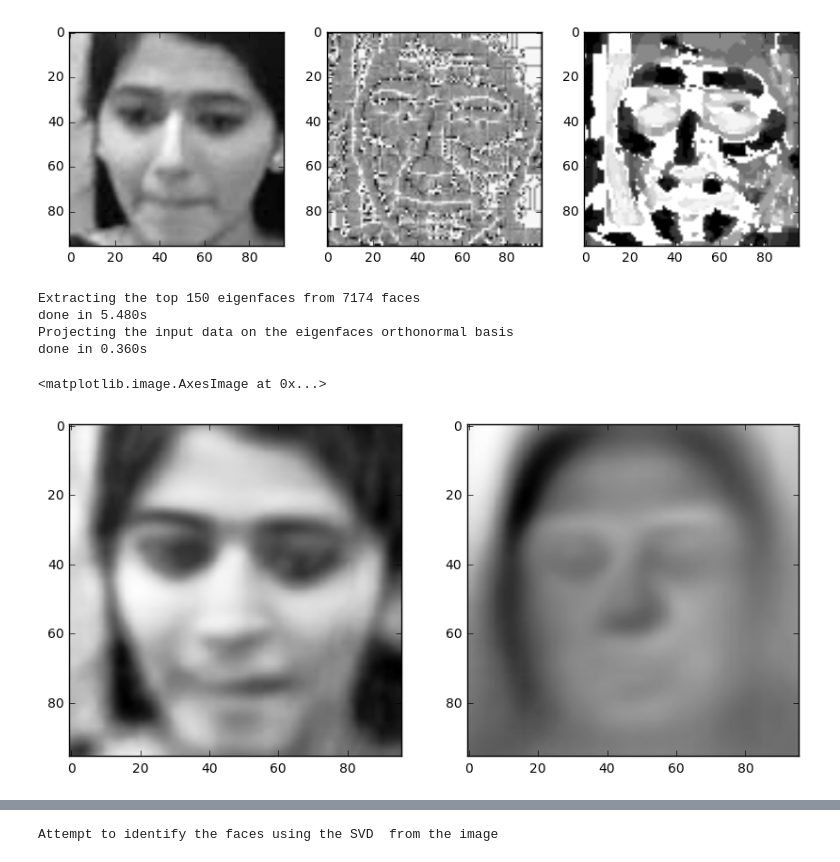
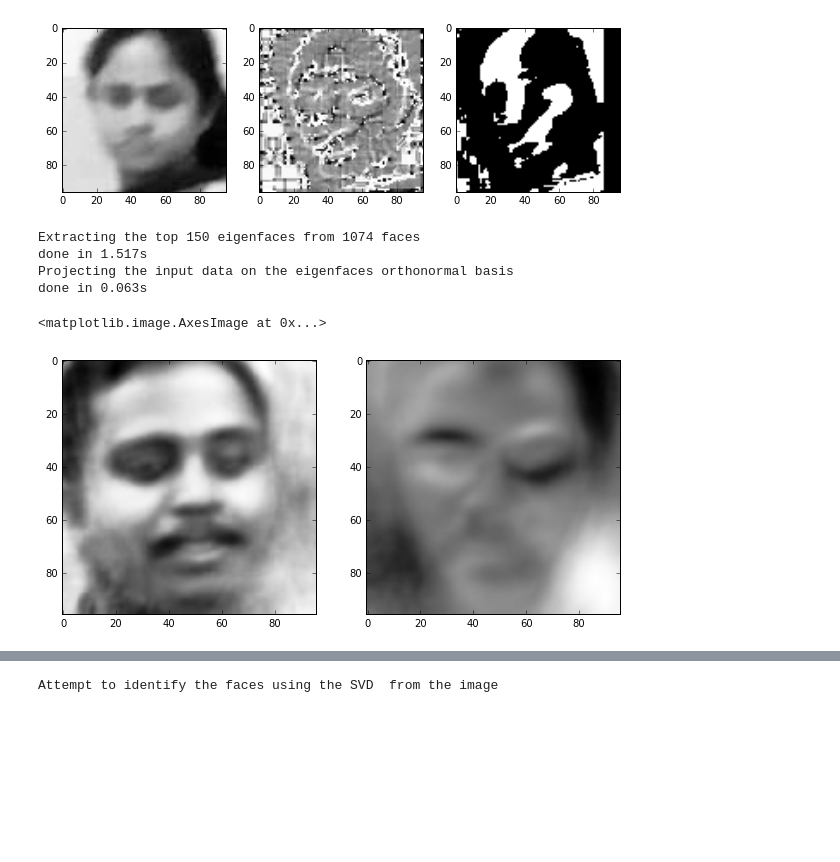
Before and after one commit to mdomarsaleem/face-recognition-raspberrypi, a Jupyter notebook: Clustering.ipynb, the cells around one changed output, grey strips where cells are left out. Drawn from its saved outputs; the diff is of its cells as text; code cells hidden in the pictures; blank space fills up the shorter version.

```diff
--- a/Clustering.ipynb
+++ b/Clustering.ipynb
@@ -10,7 +11,6 @@ import matplotlib.pyplot as plt
 from matplotlib import cm
 # %%
 from cv2 import resize
-from skimage import exposure
 from skimage import exposure
 from skimage.morphology import disk
 from skimage.filters import rank
@@ -20,7 +20,7 @@ size = []
 images_geq = []
 images_eql = []
 images = []
-files = os.listdir('/home/mckc/clustering/')
+files = os.listdir('/home/mckc/label/')
 for i in files:
     image = resize(cv2.imread(i,0),(96,96))
     #image = cv2.imread(i,0)
@@ -37,3 +37,5 @@ size = np.array(size)
 image_data = np.array(images).reshape(-1,9216)
 images_geq = np.array(images_geq).reshape(-1,9216)
 images_eql = np.array(images_eql).reshape(-1,9216)
+
+print image_data.shape
@@ -40,7 +44,7 @@ images_eql = np.array(images_eql).reshape(-1,9216)
 # %%
 %matplotlib inline
 
-index = 243
+index = 65
 fig = plt.figure(figsize=(10,10))
 fig.add_subplot(1,3,1)
 plt.imshow(image_data[index].reshape(96,96),cmap=cm.Greys_r)
@@ -61,29 +68,29 @@ cv2.Laplacian(gray, cv2.CV_64F).var()
 # %%
 from skimage.feature import local_binary_pattern
 # settings for LBP
-radius = 1 #1
-n_points = 16#  3* radius
+radius = 2 #1
+n_points = 20 #* radius
 LBP1 = local_binary_pattern(gray,n_points,radius,'uniform')
 
 radius = 10
-n_points = 1 * radius
-LBP2 = local_binary_pattern(gray,n_points,radius,'uniform')
+n_points = 1
+LBP2 = local_binary_pattern(gray,n_points,radius,'ror')
 
 
 #plt.figure(1)
 fig = plt.figure(figsize=(10,10))
 
 fig.add_subplot(1,3,1)
 plt.imshow(gray,cmap=cm.Greys_r)
 
 fig.add_subplot(1,3,2)
 plt.imshow(LBP1,cmap=cm.Greys_r)
 
 fig.add_subplot(1,3,3)
 plt.imshow(LBP2,cmap=cm.Greys_r)
 plt.show()
 # %% [output]
-[figure, old version]
+[figure, new version]
 # %%
 n_components = 150
 
@@ -102,10 +109,10 @@ t0 = time()
 X = pca.transform(images_geq)
 print("done in %0.3fs" % (time() - t0))
 # %% [output]
-Extracting the top 150 eigenfaces from 7174 faces
-done in 5.480s
+Extracting the top 150 eigenfaces from 1074 faces
+done in 1.517s
 Projecting the input data on the eigenfaces orthonormal basis
-done in 0.360s
+done in 0.063s
 # %%
 A = pca.inverse_transform(X[243])
 
@@ -118,7 +125,7 @@ fig.add_subplot(1,2,2)
 plt.imshow(eigenfaces[4],cmap=cm.Greys_r)
 # %% [output]
 <matplotlib.image.AxesImage at 0x...>
-[figure, old version]
+[figure, new version]
 # %%
 def thresholded(center, pixels):
     out = []
```
Also changed, not shown: parts of 12 cells of this notebook, 16 other files.
